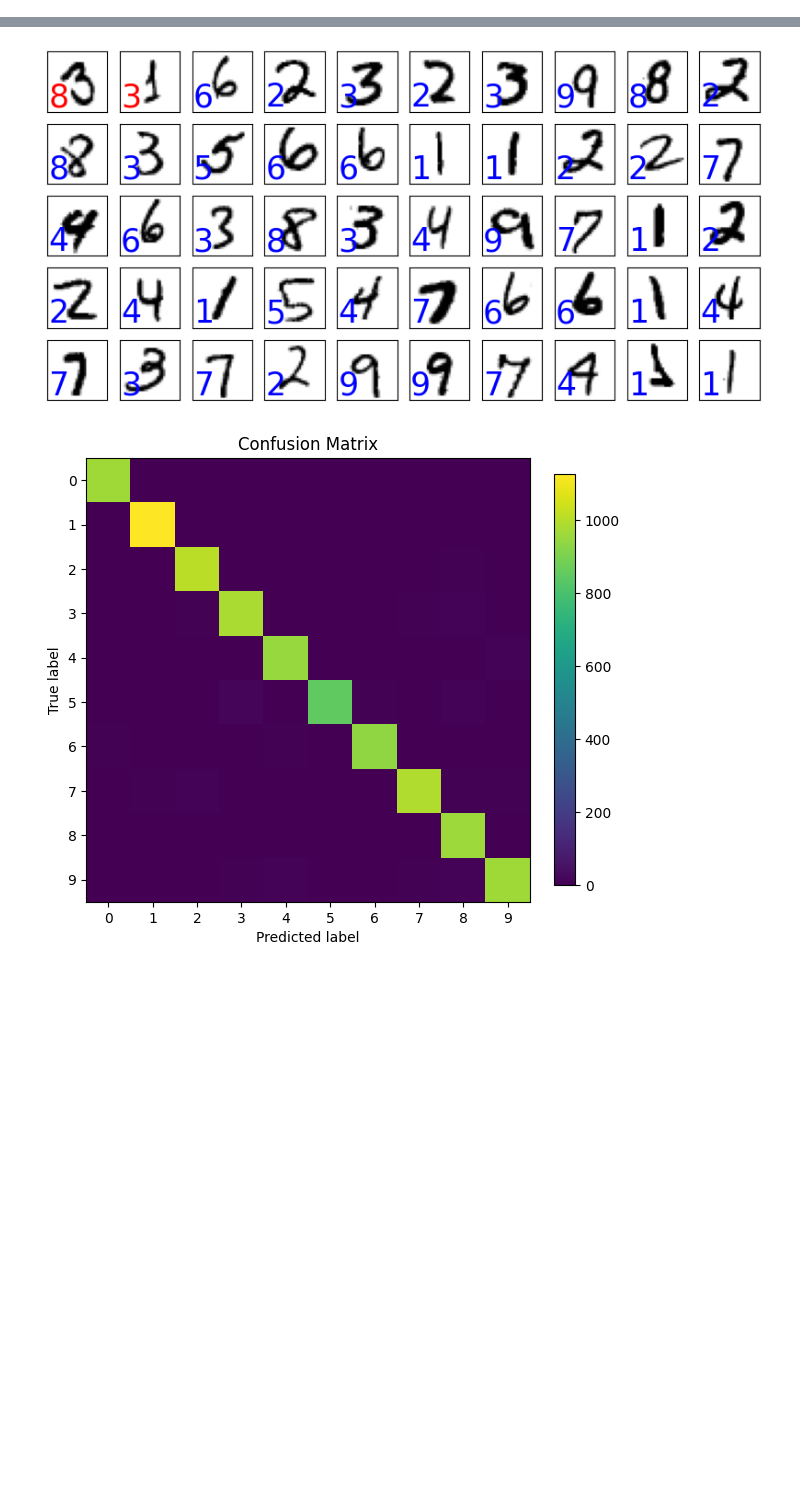
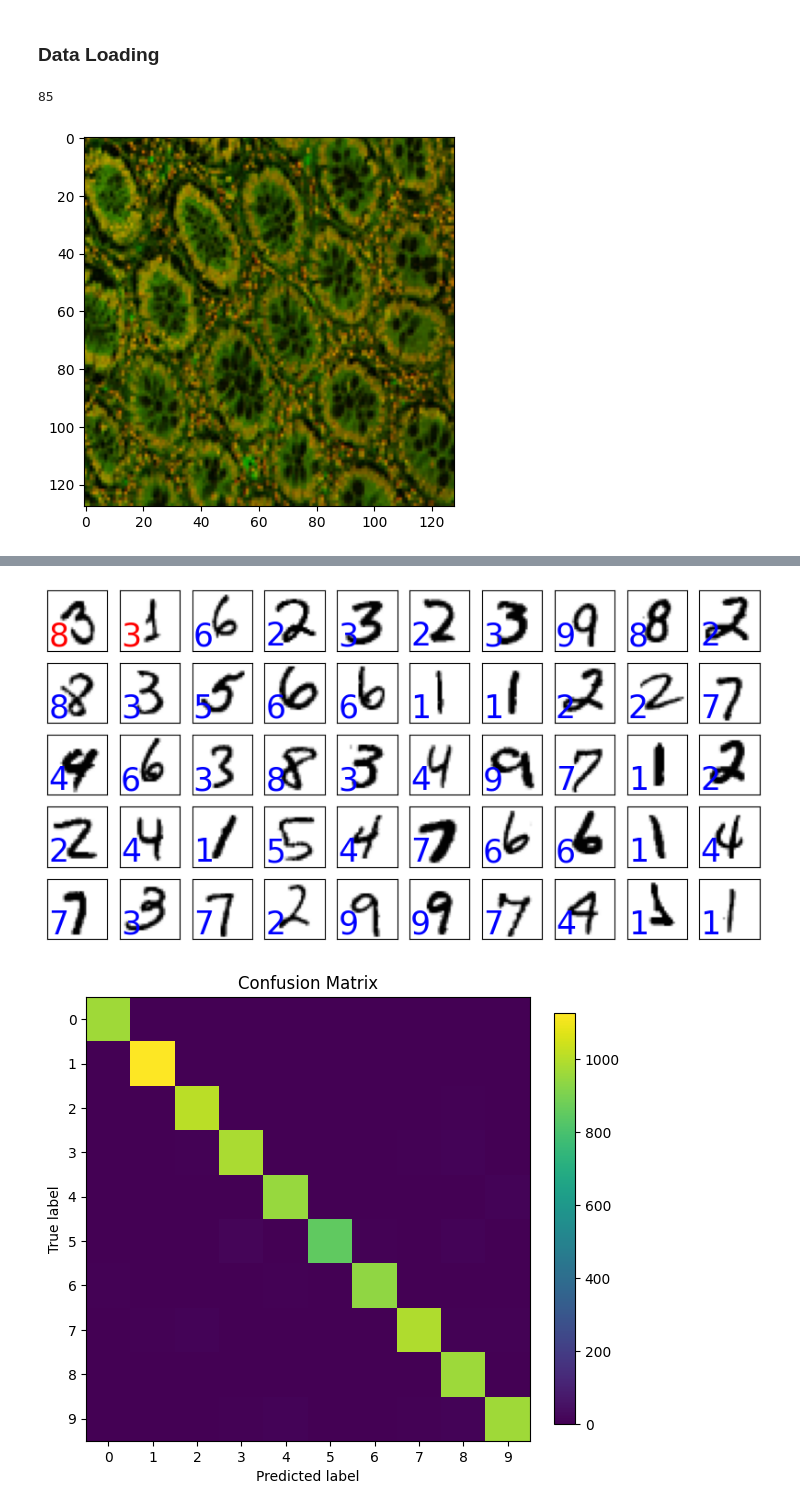
Before and after one commit to TaisiaKozharina/warwick_biomedical, a Jupyter notebook: main.ipynb, the cells around one changed output, grey strips where cells are left out. Drawn from its saved outputs; the diff is of its cells as text; code cells hidden in the pictures; blank space fills up the shorter version.

```diff
--- a/main.ipynb
+++ b/main.ipynb
@@ -37,0 +24,44 @@ test_dataset = TensorDataset(X_test_tensors , Y_test_tensors )
+# %% [markdown]
+### Data Loading
+# %%
+from torchvision.io import decode_image
+
+class WarwickDataset(Dataset):
+    def __init__(self, img_dir, transform=None):
+        self.img_dir = img_dir
+        self.transform = transform
+
+    def __len__(self):
+        size = len([f for f in glob.glob(f'{self.img_dir}/image_*.png', recursive=False)])
+        return size
+
+    def __getitem__(self, idx):
+        idx_shifted = idx+1
+        idx_str = str(idx_shifted) if idx_shifted>9 else f"0{idx_shifted}"
+
+        image = decode_image(os.path.join(self.img_dir, f"image_{idx_str}.png"))/255.0
+        label = decode_image(os.path.join(self.img_dir, f"label_{idx_str}.png"))/255.0
+
+        if self.transform:
+            image = self.transform(image)
+
+
+        sample = {'image': image, 'label': label}
+
+        return sample
+# %%
+path = 'WARWICK/Train'
+size = len([f for f in glob.glob(f'{path}/image_*.png', recursive=False)])
+size
+# %% [output]
+85
+# %%
+train_data = WarwickDataset(img_dir='WARWICK/Train')
+test_data = WarwickDataset(img_dir='WARWICK/Test')
+# %%
+sample_1 = train_data[8]["image"].permute(1, 2, 0)
+#sample_1
+plt.imshow(sample_1)
+plt.show()
+# %% [output]
+[figure, added]
```
Also changed, not shown: parts of 46 cells of this notebook.
